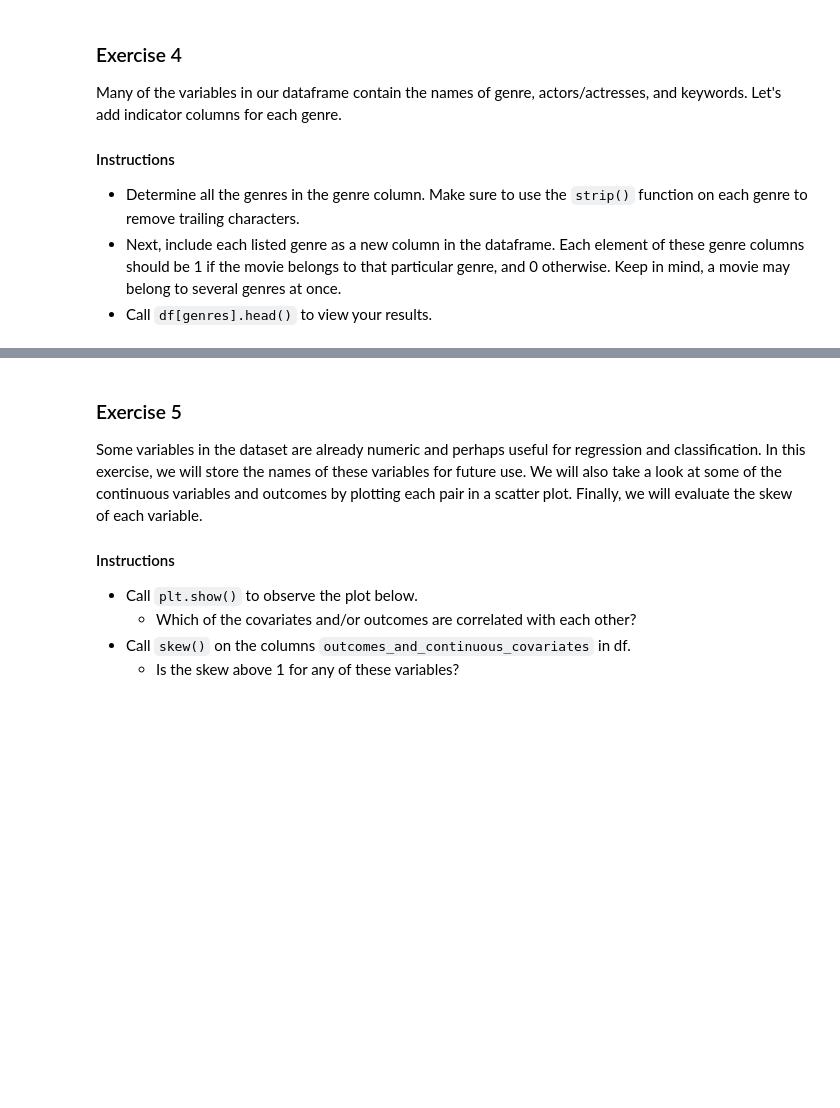
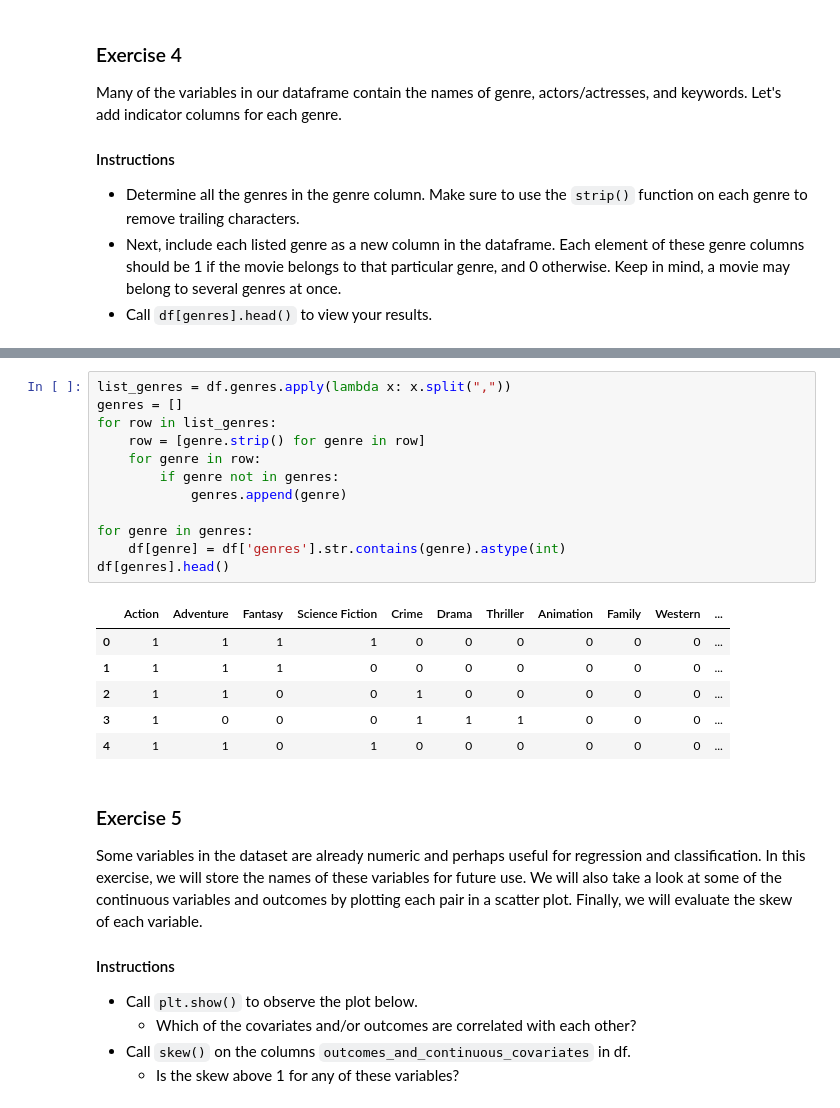
Before and after one commit to StefanSan26/Python-for-research-edx, a Jupyter notebook: CS7-linear-regression-movies/HW5-1.ipynb, the cells around one changed output, grey strips where cells are left out. Cells and saved outputs as stored; diff of their text form; blank space fills up the shorter version.

```diff
--- a/CS7-linear-regression-movies/HW5-1.ipynb
+++ b/CS7-linear-regression-movies/HW5-1.ipynb
@@ -83,3 +107,22 @@ Many of the variables in our dataframe contain the names of genre, actors/actres
+# %%
+list_genres = df.genres.apply(lambda x: x.split(","))
+genres = []
+for row in list_genres:
+    row = [genre.strip() for genre in row]
+    for genre in row:
+        if genre not in genres:
+            genres.append(genre)
+
+for genre in genres:
+    df[genre] = df['genres'].str.contains(genre).astype(int)
+df[genres].head()
+# %% [output]
+|  | Action | Adventure | Fantasy | Science Fiction | Crime | Drama | Thriller | Animation | Family | Western | ... |
+| 0 | 1 | 1 | 1 | 1 | 0 | 0 | 0 | 0 | 0 | 0 | ... |
+| 1 | 1 | 1 | 1 | 0 | 0 | 0 | 0 | 0 | 0 | 0 | ... |
+| 2 | 1 | 1 | 0 | 0 | 1 | 0 | 0 | 0 | 0 | 0 | ... |
+| 3 | 1 | 0 | 0 | 0 | 1 | 1 | 1 | 0 | 0 | 0 | ... |
+| 4 | 1 | 1 | 0 | 1 | 0 | 0 | 0 | 0 | 0 | 0 | ... |
 # %% [markdown]
 ### Exercise 5
 
```
Also changed, not shown: parts of 10 cells of this notebook, 13 other files.
